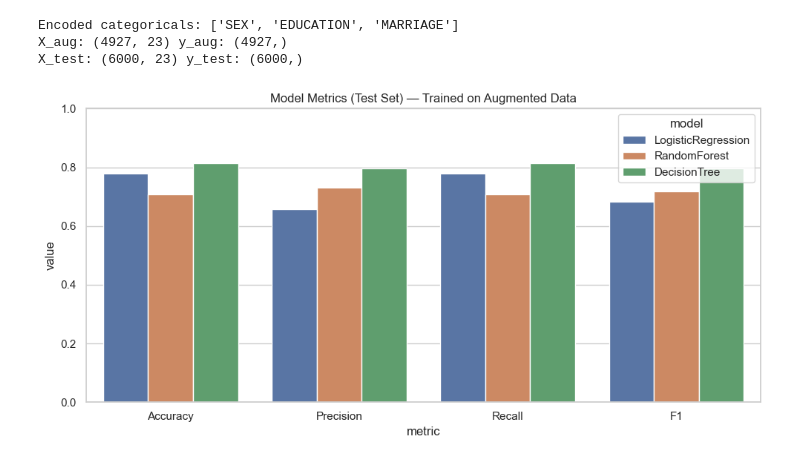
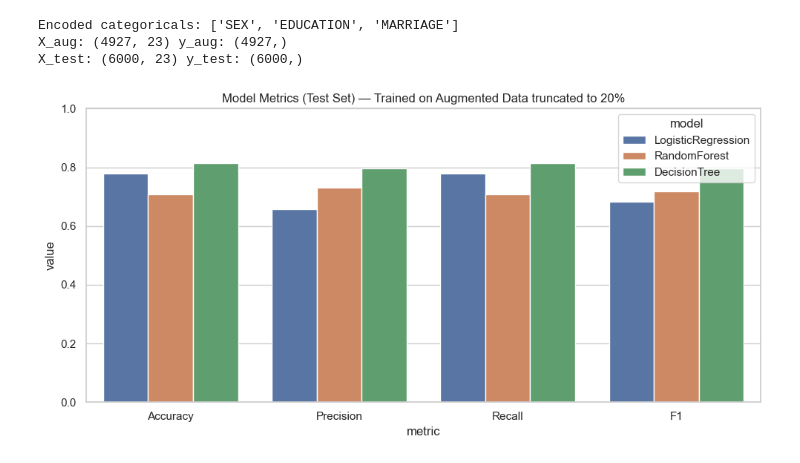
Before and after one commit to sydneycally-inclane-2812/gen-ai-prompt-evaluation, a Jupyter notebook: model_perdiction.ipynb, the cells around one changed output. Drawn from its saved outputs; the diff is of its cells as text; code cells hidden in the pictures.

```diff
--- a/model_perdiction.ipynb
+++ b/model_perdiction.ipynb
@@ -334,32 +334,32 @@ models = {
     "LogisticRegression": LogisticRegression(max_iter=1000, random_state=42),
     "RandomForest": RandomForestClassifier(n_estimators=100, random_state=42),
     "DecisionTree": DecisionTreeClassifier(max_depth=5, random_state=42),
 }
 
 # Fit on augmented training set
 for name, model in models.items():
     model.fit(X_aug, y_aug)
 
 rows = []
 for name, model in models.items():
     y_pred = model.predict(X_test_aligned)
     rows.append({
         "model": name,
         "Accuracy": accuracy_score(y_test, y_pred),
         "Precision": precision_score(y_test, y_pred, average="weighted", zero_division=0),
         "Recall": recall_score(y_test, y_pred, average="weighted", zero_division=0),
         "F1": f1_score(y_test, y_pred, average="weighted", zero_division=0),
     })
 
 metrics_df = pd.DataFrame(rows)
 metrics_long = metrics_df.melt(id_vars="model", var_name="metric", value_name="value")
 
 sns.set_theme(style="whitegrid")
 plt.figure(figsize=(10, 5))
 ax = sns.barplot(data=metrics_long, x="metric", y="value", hue="model")
-ax.set_title("Model Metrics (Test Set) — Trained on Augmented Data")
+ax.set_title("Model Metrics (Test Set) — Trained on Augmented Data truncated to 20%")
 ax.set_ylim(0, 1)
 plt.tight_layout()
 plt.show()
 # %% [output]
-[figure, old version]
+[figure, new version]
```
Also changed, not shown: 8 other files.
